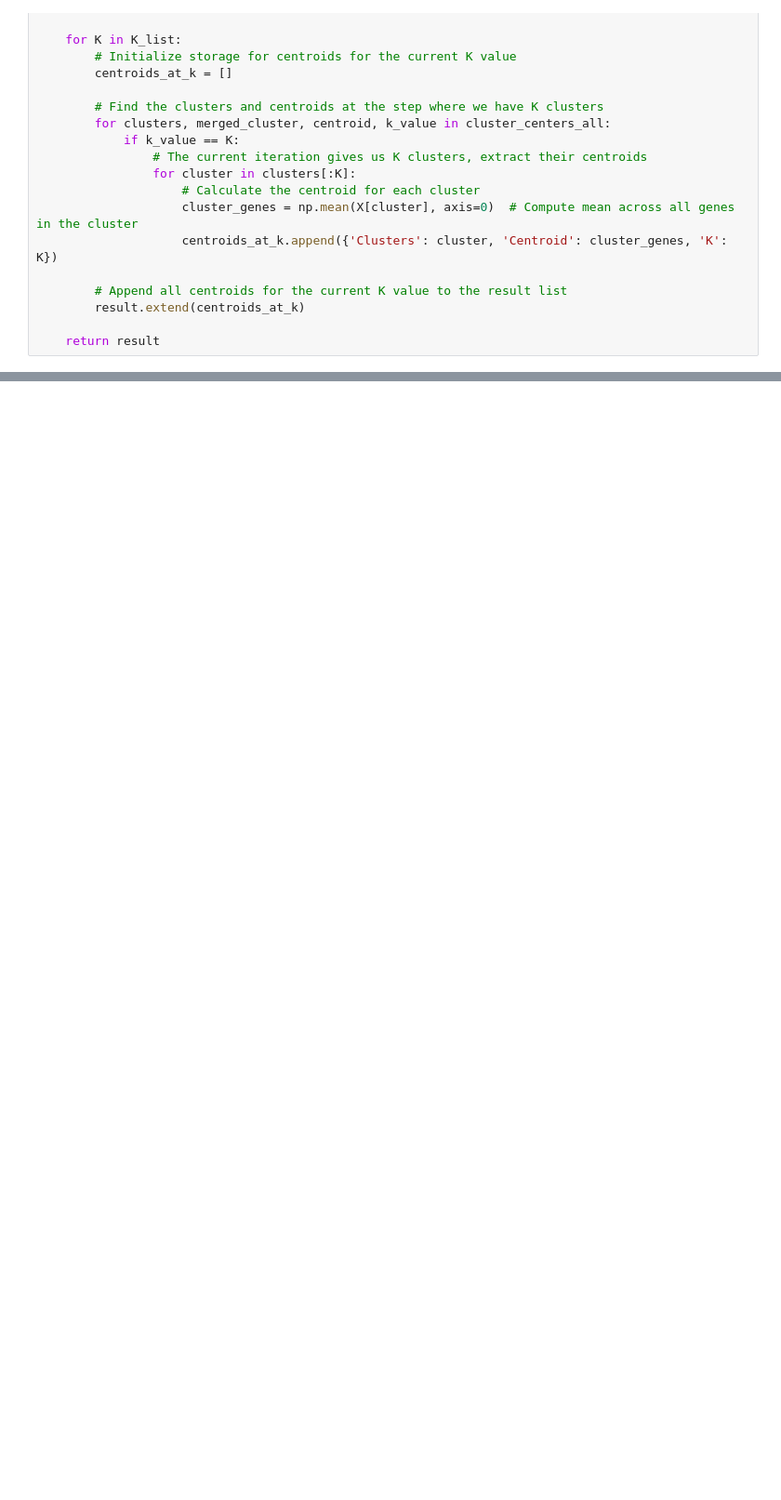
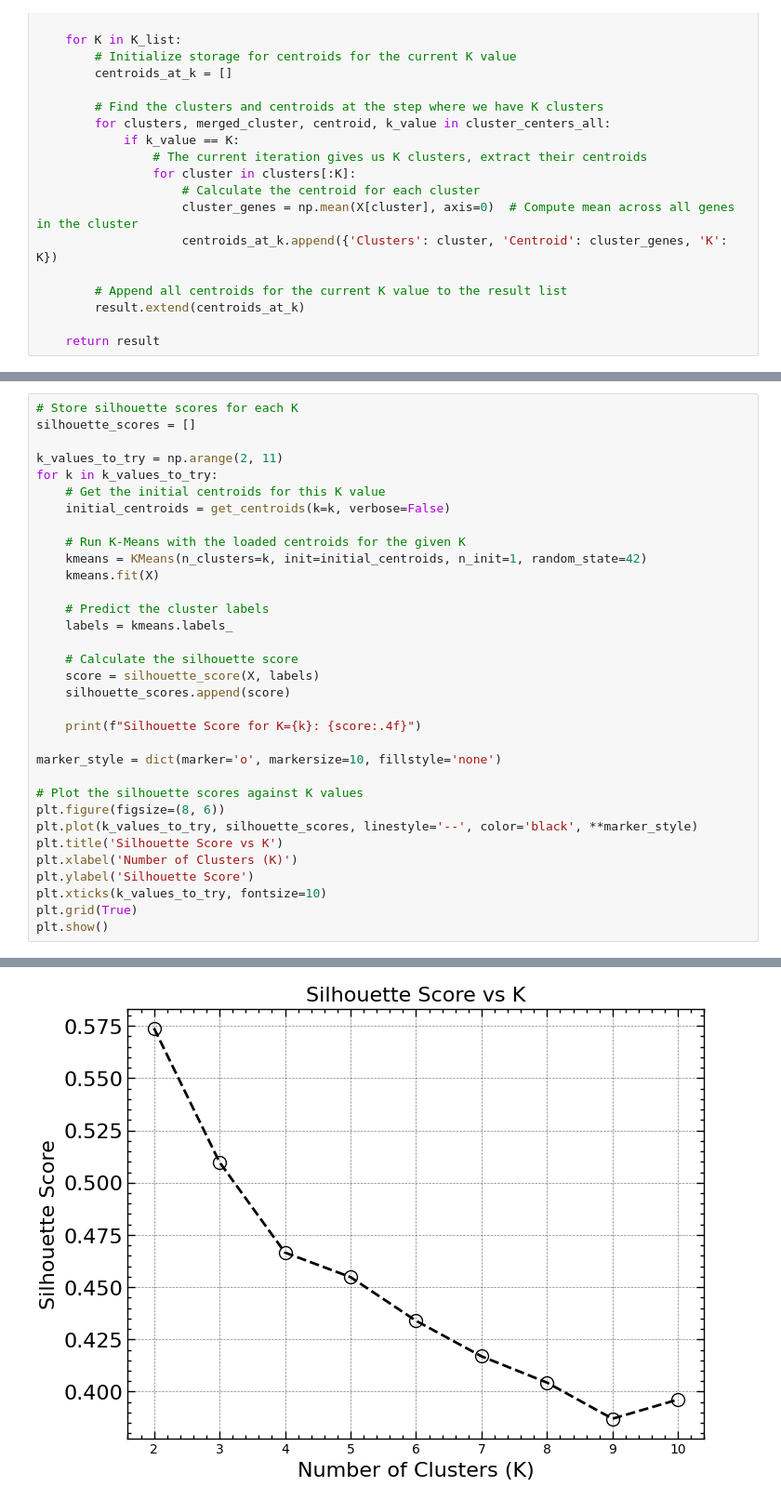
Before and after one commit to MarioPasc/complearn_projects, a Jupyter notebook: Clustering/code/k_means_clustering_sporulaton.ipynb, the cells around one changed output, grey strips where cells are left out. Shown at 93% size. Saved outputs shown, nothing was run; the diff lists cells and outputs as text; blank space fills up the shorter version.

```diff
--- a/Clustering/code/k_means_clustering_sporulaton.ipynb
+++ b/Clustering/code/k_means_clustering_sporulaton.ipynb
@@ -281,0 +363,34 @@ Centroids for specified K values saved to 'centroids_for_K_values.csv'
+# %%
+# Store silhouette scores for each K
+silhouette_scores = []
+
+k_values_to_try = np.arange(2, 11)
+for k in k_values_to_try:
+    # Get the initial centroids for this K value
+    initial_centroids = get_centroids(k=k, verbose=False)
+
+    # Run K-Means with the loaded centroids for the given K
+    kmeans = KMeans(n_clusters=k, init=initial_centroids, n_init=1, random_state=42)
+    kmeans.fit(X)
+
+    # Predict the cluster labels
+    labels = kmeans.labels_
+
+    # Calculate the silhouette score
+    score = silhouette_score(X, labels)
+    silhouette_scores.append(score)
+
+    print(f"Silhouette Score for K={k}: {score:.4f}")
+
+marker_style = dict(marker='o', markersize=10, fillstyle='none')
+
+# Plot the silhouette scores against K values
+plt.figure(figsize=(8, 6))
+plt.plot(k_values_to_try, silhouette_scores, linestyle='--', color='black', **marker_style)
+plt.title('Silhouette Score vs K')
+plt.xlabel('Number of Clusters (K)')
+plt.ylabel('Silhouette Score')
+plt.xticks(k_values_to_try, fontsize=10)
+plt.grid(True)
+plt.show()
+# %% [output]
@@ -281,0 +406 @@ Centroids for specified K values saved to 'centroids_for_K_values.csv'
+[figure, added]
```
Also changed, not shown: parts of 6 cells of this notebook, 1 other file.
